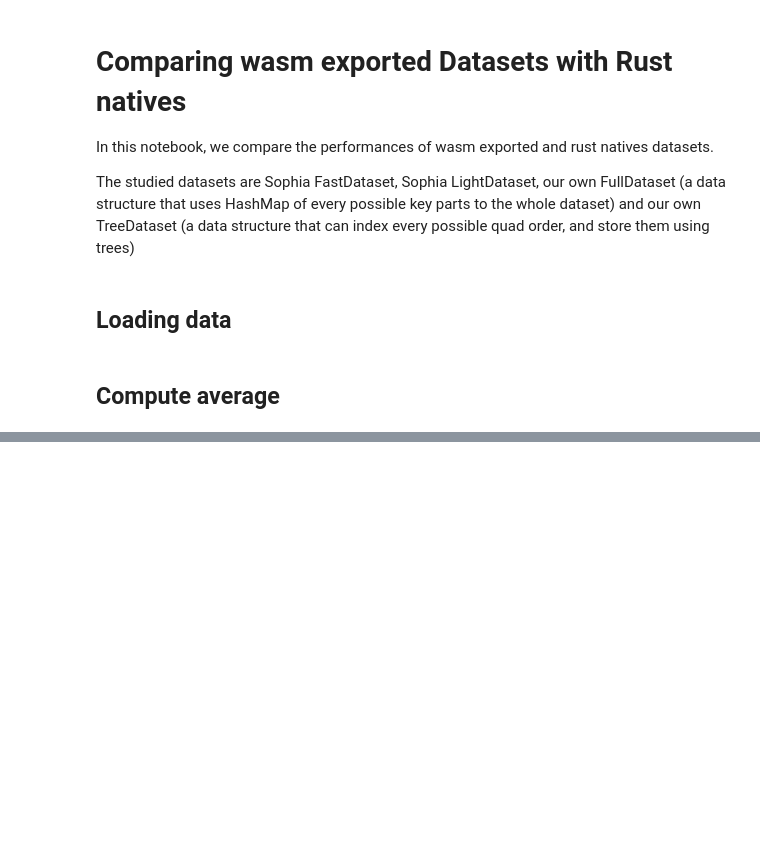
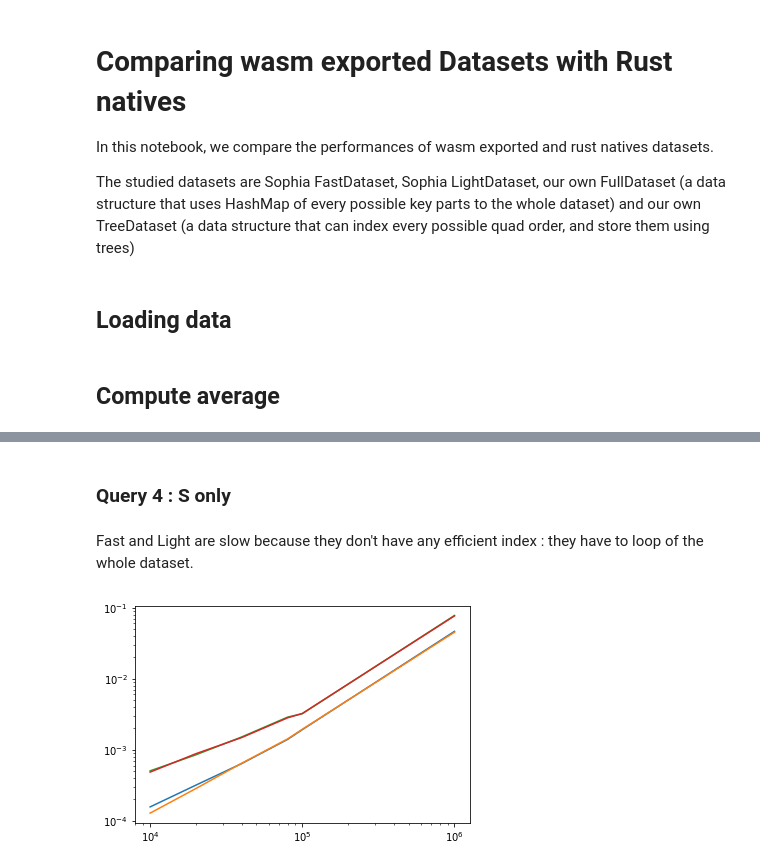
Before and after one commit to BruJu/wasmify-sophia, a Jupyter notebook: notes/rustvsjs/CompareTarget.ipynb, the cells around one changed output, grey strips where cells are left out. Cells and saved outputs as stored; diff of their text form; code cells hidden in the pictures; blank space fills up the shorter version.

```diff
--- a/notes/rustvsjs/CompareTarget.ipynb
+++ b/notes/rustvsjs/CompareTarget.ipynb
@@ -96,0 +144,8 @@ for query in queries:
+# %% [markdown]
+### Query 4 : S only
+# %% [markdown]
+Fast and Light are slow because they don't have any efficient index : they have to loop of the whole dataset.
+# %%
+draw_plot(["query4"], ["Fast", "Light"], ["Rust", "Wasm"])
+# %% [output]
+[figure, added]
```
Also changed, not shown: parts of 15 cells of this notebook.
